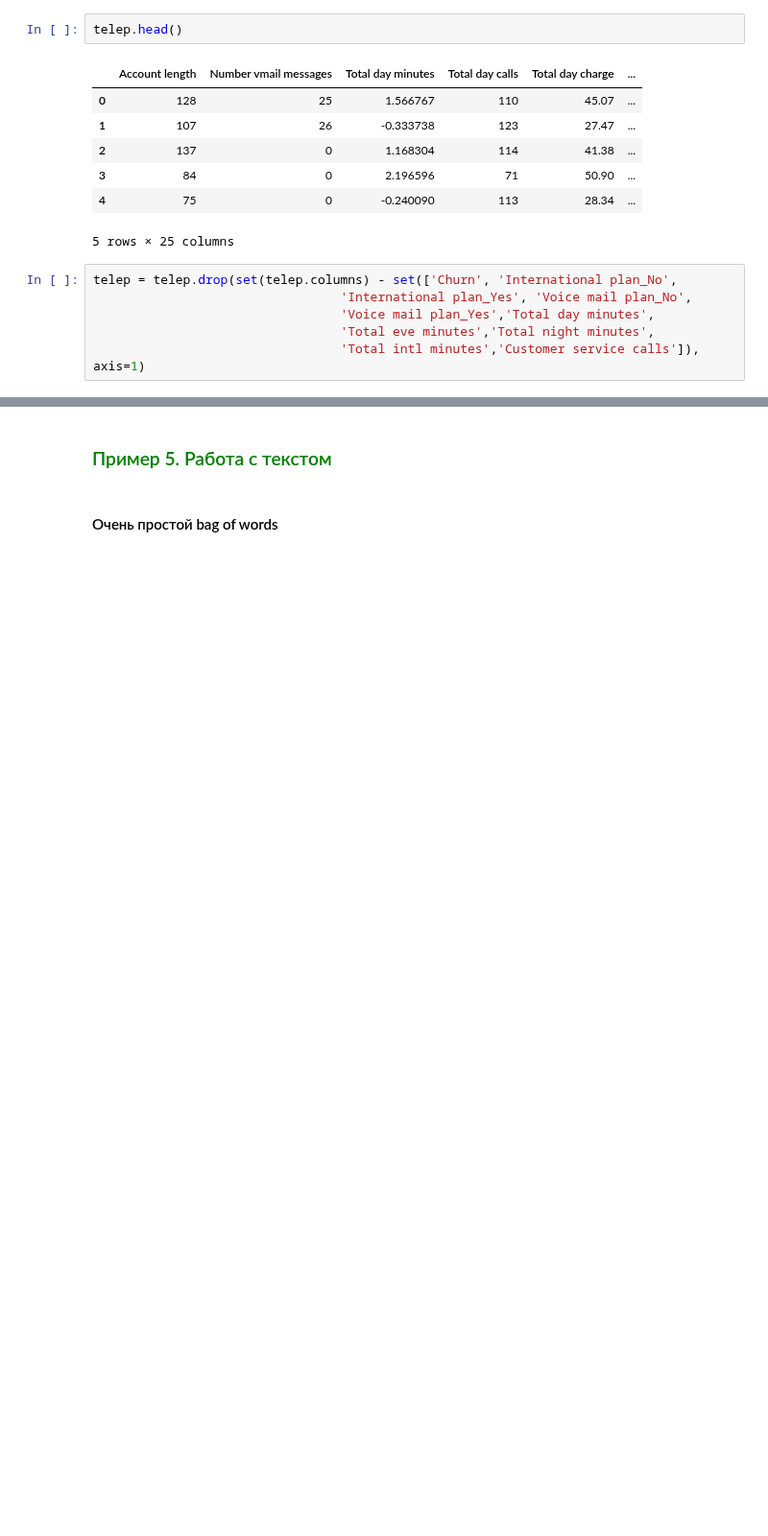
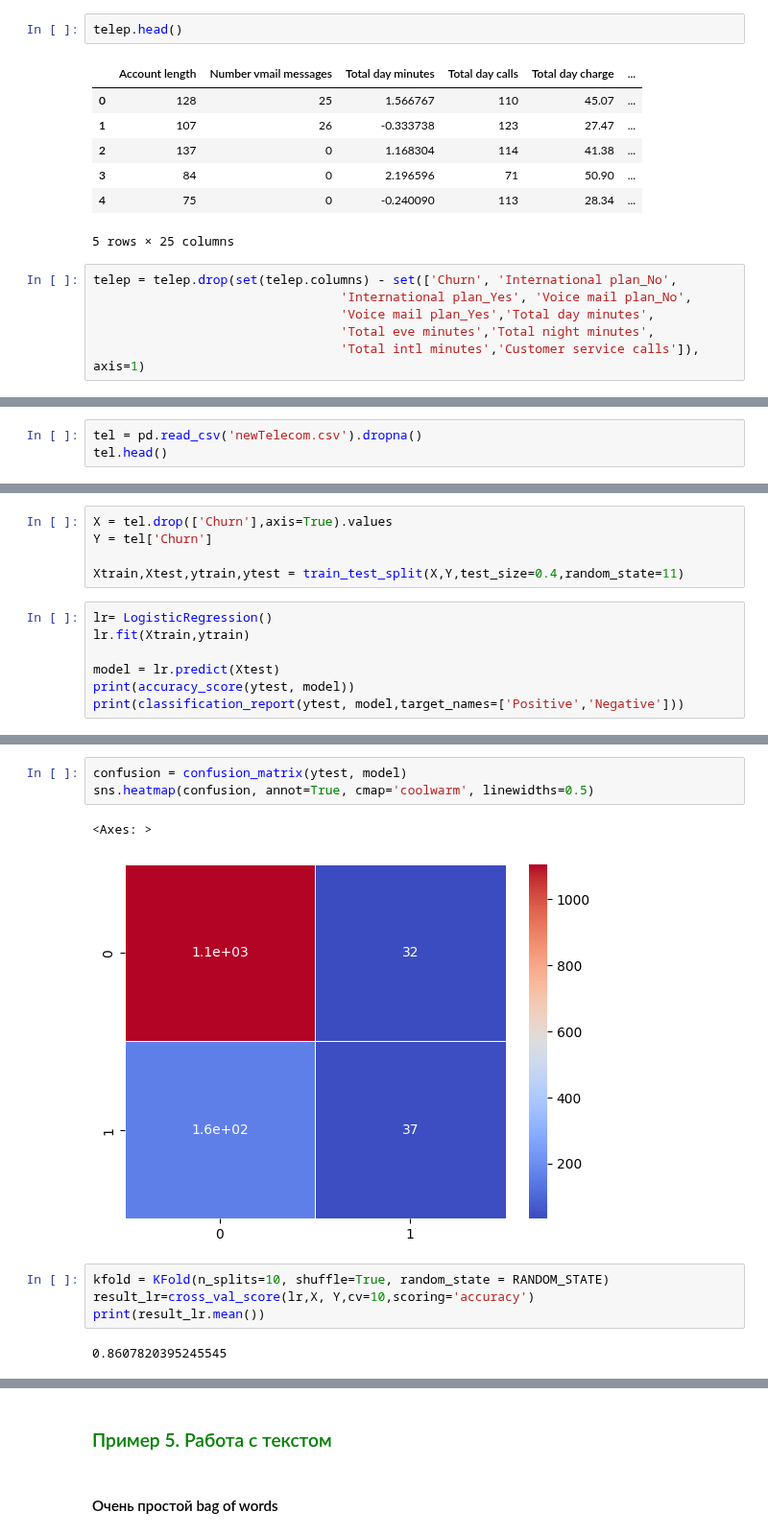
Before and after one commit to Dragoh54/MachineLearning-Labs, a Jupyter notebook: lab4/2024_ML_LR4_MACS (2).ipynb, the cells around one changed output, grey strips where cells are left out. Shown at 96% size. Cells and saved outputs as stored; diff of their text form; blank space fills up the shorter version.

```diff
--- a/lab4/2024_ML_LR4_MACS (2).ipynb
+++ b/lab4/2024_ML_LR4_MACS (2).ipynb
@@ -613,0 +614,3 @@ telep.head()
+# %%
+tel = pd.read_csv('newTelecom.csv').dropna()
+tel.head()
@@ -613,0 +624,12 @@ telep.head()
+# %%
+X = tel.drop(['Churn'],axis=True).values
+Y = tel['Churn']
+
+Xtrain,Xtest,ytrain,ytest = train_test_split(X,Y,test_size=0.4,random_state=11)
+# %%
+lr= LogisticRegression()
+lr.fit(Xtrain,ytrain)
+
+model = lr.predict(Xtest)
+print(accuracy_score(ytest, model))
+print(classification_report(ytest, model,target_names=['Positive','Negative']))
@@ -613,0 +646,12 @@ telep.head()
+# %%
+confusion = confusion_matrix(ytest, model)
+sns.heatmap(confusion, annot=True, cmap='coolwarm', linewidths=0.5)
+# %% [output]
+<Axes: >
+[figure, added]
+# %%
+kfold = KFold(n_splits=10, shuffle=True, random_state = RANDOM_STATE)
+result_lr=cross_val_score(lr,X, Y,cv=10,scoring='accuracy')
+print(result_lr.mean())
+# %% [output]
+0.8607820395245545
```
Also changed, not shown: parts of 4 cells of this notebook.
